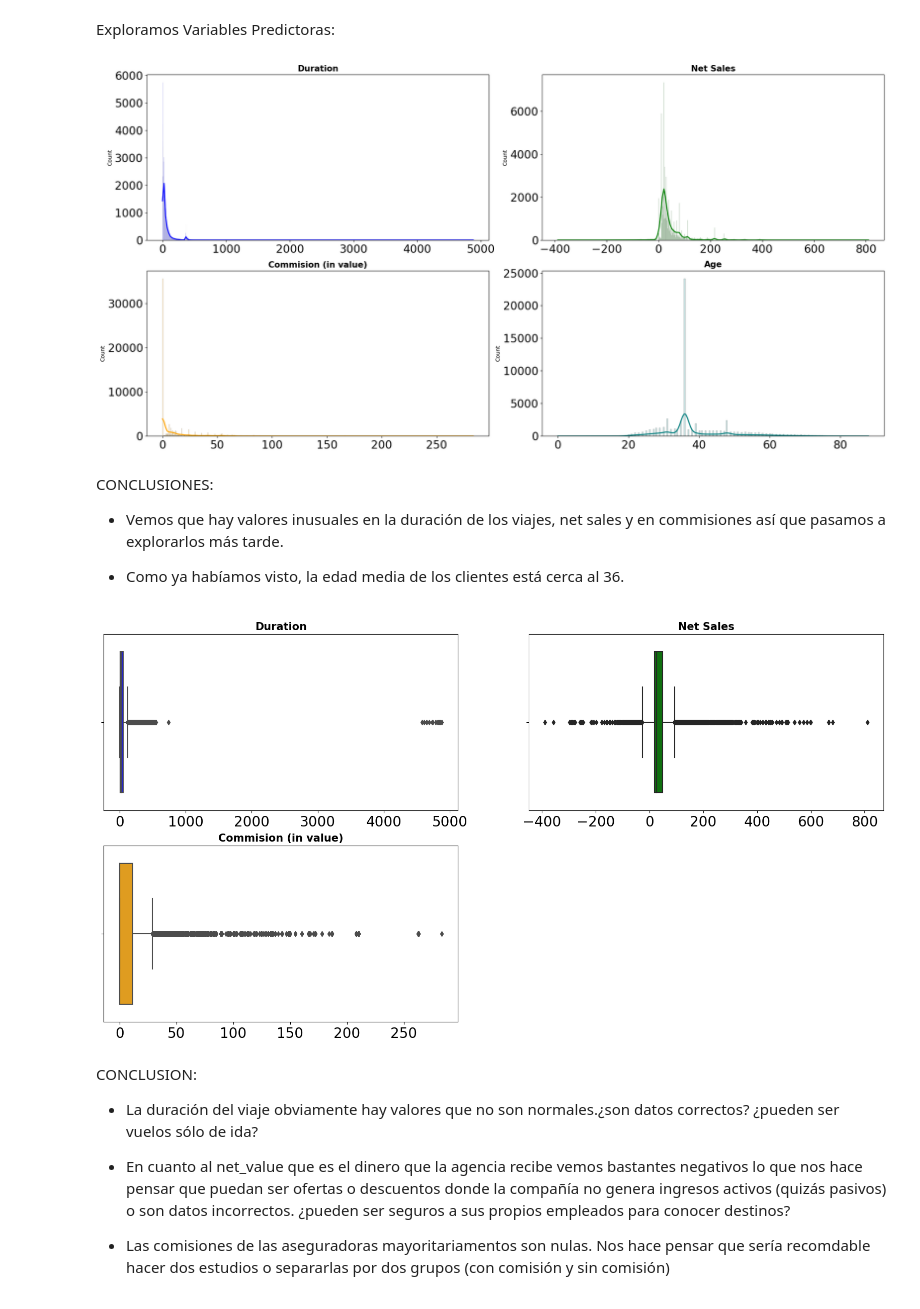
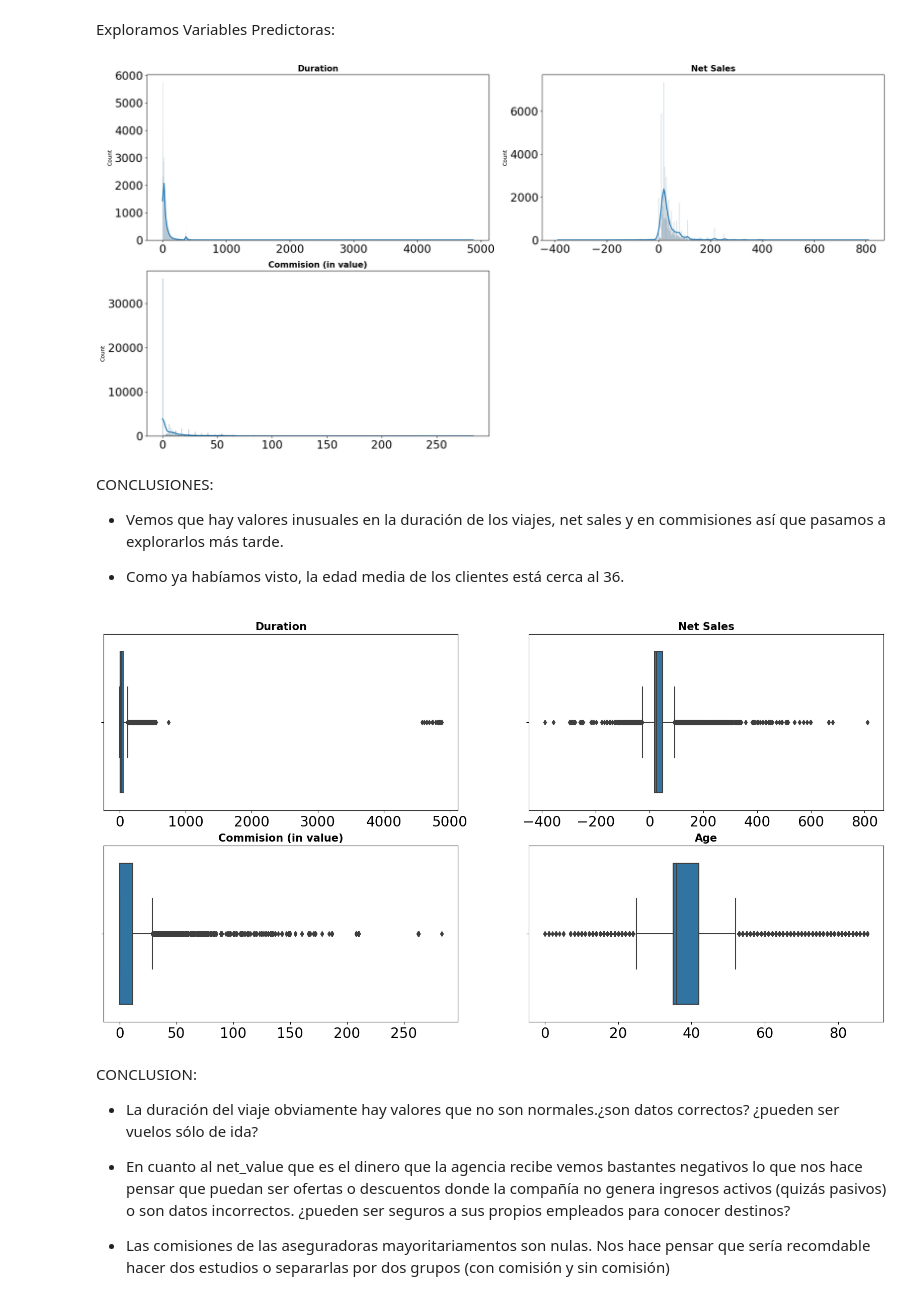
Before and after one commit to NataliaBarquin/Adalab_Pair_programming_5_machine_learning, a Jupyter notebook: Pair_RLO1_EDA.ipynb, the cells around one changed output. Saved outputs shown, nothing was run; the diff lists cells and outputs as text; code cells hidden in the pictures.

```diff
--- a/Pair_RLO1_EDA.ipynb
+++ b/Pair_RLO1_EDA.ipynb
@@ -197,3 +200,10 @@ value_counts.plot.pie(figsize=(6,6), autopct='%1.2f%%' )
 # %% [output]
 <Axes: ylabel='count'>
 [figure]
+# %%
+# Cambiamos los valores de nuestra variable respuesta a 0 (no) y 1 (sí):
+
+reemplazo = {"No": 0, "Yes": 1}
+
+df_travel["Claim"] = df_travel["Claim"].replace(reemplazo)
+df_travel["Claim"].unique()
@@ -200,3 +212,7 @@ value_counts.plot.pie(figsize=(6,6), autopct='%1.2f%%' )
+# %%
+# le cambiamos el tipo de dato a categoría:
+
+df_travel["Claim"]= df_travel["Claim"].astype("category")
 # %% [markdown]
 CONCLUSIÓN:
 
@@ -228,7 +228,6 @@ Exploramos Variables Predictoras:
 # NUMÉRICAS:
 
 fig, axes = plt.subplots(nrows = 2, ncols = 2, figsize = (20, 10))
-lista_colores = ["blue", "green", "orange", "teal"]
 
 axes = axes.flat
 columnas_numeric = df_num.select_dtypes(include = np.number).columns
@@ -238,7 +237,6 @@ for i, colum in enumerate(columnas_numeric):
         data = df_travel,
         x = colum,
         kde = True,
-        color = lista_colores[i],
         line_kws = {"linewidth": 2},
         alpha = 0.2,
         ax = axes[i])
@@ -246,9 +244,10 @@ for i, colum in enumerate(columnas_numeric):
     axes[i].set_title(colum, fontsize = 15, fontweight = "bold")
     axes[i].tick_params(labelsize = 20)
     axes[i].set_xlabel("")
-fig.tight_layout();
+fig.tight_layout()
+fig.delaxes(axes[-1]);
 # %% [output]
-[figure, old version]
+[figure, new version]
 # %% [markdown]
 CONCLUSIONES:
 
@@ -258,26 +257,24 @@ CONCLUSIONES:
 # %%
 # exploramos outliers
 
 fig, axes = plt.subplots(nrows = 2, ncols = 2, figsize = (20, 10))
-lista_colores = ["blue", "green", "orange", "teal"]
+axes = axes.flat
 
-axes = axes.flat
+
 columnas_numeric = df_num.select_dtypes(include = np.number).columns
+
 
 for i, colum in enumerate(columnas_numeric):
     sns.boxplot(
         data = df_travel,
         x = colum,
-        color = lista_colores[i],
         ax = axes[i])
 
     axes[i].set_title(colum, fontsize = 15, fontweight = "bold")
     axes[i].tick_params(labelsize = 20)
-    axes[i].set_xlabel("")
-
-fig.delaxes(axes[-1]);
+    axes[i].set_xlabel("");
 # %% [output]
-[figure, old version]
+[figure, new version]
 # %% [markdown]
 CONCLUSION:
 
```
Also changed, not shown: parts of 10 cells of this notebook, 9 other files.
